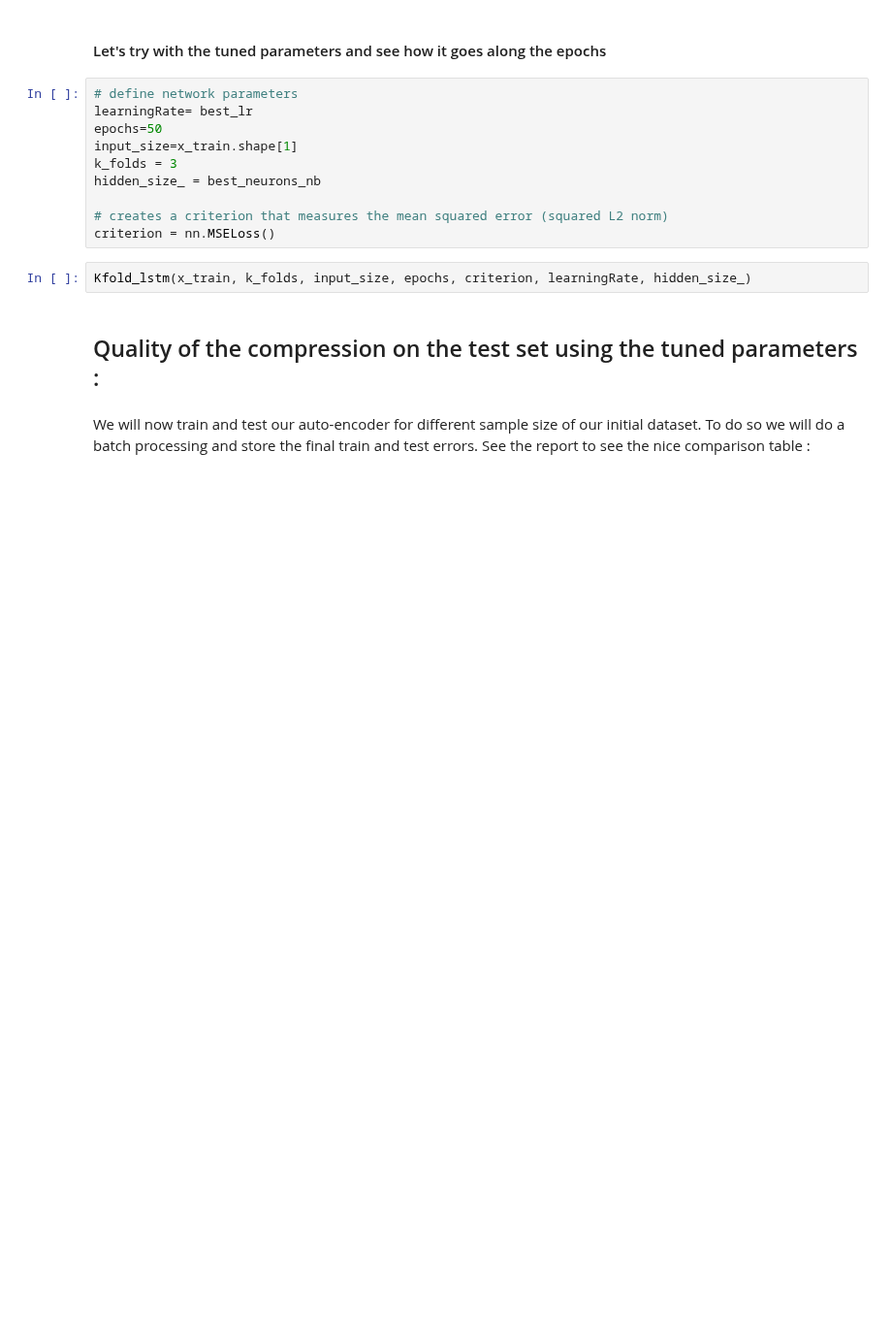
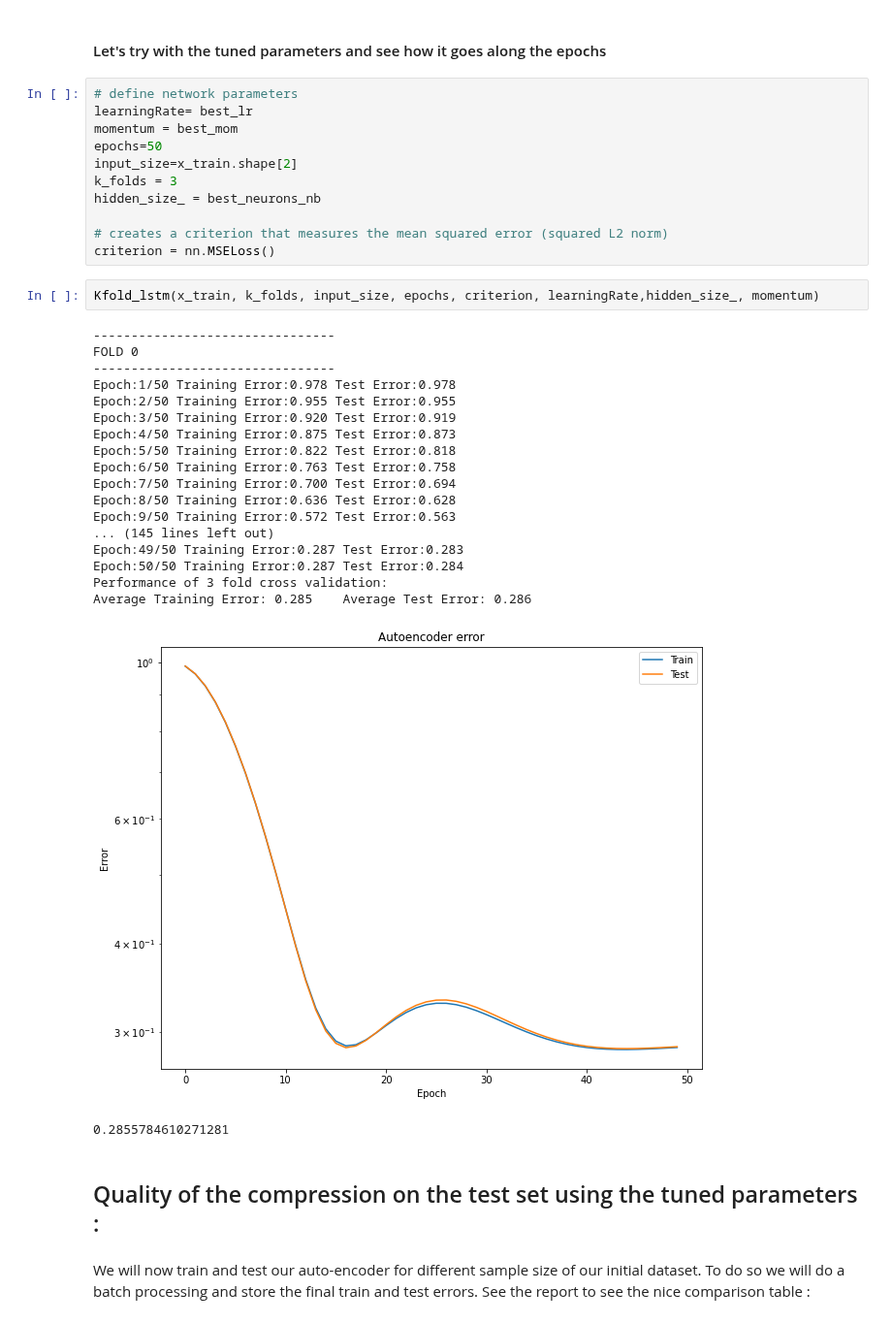
Before and after one commit to CS-433/ml-project-2-thevipers2, a Jupyter notebook: lstm_main.ipynb, the cells around one changed output. Shown at 97% size. Cells and saved outputs as stored; diff of their text form; blank space fills up the shorter version.

```diff
--- a/lstm_main.ipynb
+++ b/lstm_main.ipynb
@@ -355,15 +311,36 @@ Number of neurons =  10
 # %%
 # define network parameters
 learningRate= best_lr
+momentum = best_mom
 epochs=50
-input_size=x_train.shape[1]
+input_size=x_train.shape[2]
 k_folds = 3
 hidden_size_ = best_neurons_nb
 
 # creates a criterion that measures the mean squared error (squared L2 norm)
 criterion = nn.MSELoss()
 # %%
-Kfold_lstm(x_train, k_folds, input_size, epochs, criterion, learningRate, hidden_size_)
+Kfold_lstm(x_train, k_folds, input_size, epochs, criterion, learningRate,hidden_size_, momentum)
+# %% [output]
+--------------------------------
+FOLD 0
+--------------------------------
+Epoch:1/50 Training Error:0.978 Test Error:0.978
+Epoch:2/50 Training Error:0.955 Test Error:0.955
+Epoch:3/50 Training Error:0.920 Test Error:0.919
+Epoch:4/50 Training Error:0.875 Test Error:0.873
+Epoch:5/50 Training Error:0.822 Test Error:0.818
+Epoch:6/50 Training Error:0.763 Test Error:0.758
+Epoch:7/50 Training Error:0.700 Test Error:0.694
+Epoch:8/50 Training Error:0.636 Test Error:0.628
+Epoch:9/50 Training Error:0.572 Test Error:0.563
+... (145 lines left out)
+Epoch:49/50 Training Error:0.287 Test Error:0.283
+Epoch:50/50 Training Error:0.287 Test Error:0.284
+Performance of 3 fold cross validation:
+Average Training Error: 0.285    Average Test Error: 0.286
+[figure, added]
+0.2855784610271281
 # %% [markdown]
 ## Quality of the compression on the test set using the tuned parameters :
 # %% [markdown]
```
Also changed, not shown: parts of 6 cells of this notebook.
